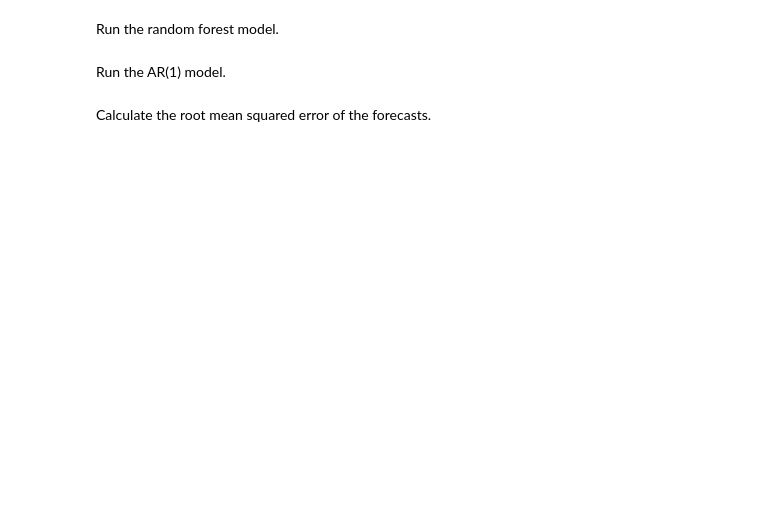
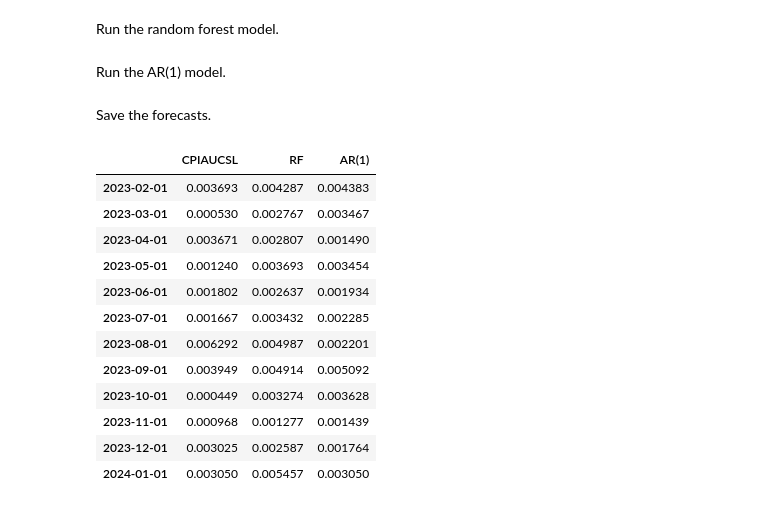
Before and after one commit to fg-research/blog, a Jupyter notebook: inflation-forecasting-random-forest/inflation-forecasting-random-forest.ipynb, the cells around one changed output. Saved outputs shown, nothing was run; the diff lists cells and outputs as text; code cells hidden in the pictures; blank space fills up the shorter version.

```diff
--- a/inflation-forecasting-random-forest/inflation-forecasting-random-forest.ipynb
+++ b/inflation-forecasting-random-forest/inflation-forecasting-random-forest.ipynb
@@ -477,5 +477,5 @@ ar1_forecasts = run_autoregressive_model(
     test_dataset=test_dataset,
     target_name=target_name,
 )
-# %% [markdown]
-Calculate the root mean squared error of the forecasts.
+# %% [markdown]
+Save the forecasts.
@@ -481,0 +488,16 @@ Calculate the root mean squared error of the forecasts.
+# %%
+forecasts
+# %% [output]
+|  | CPIAUCSL | RF | AR(1) |
+| 2023-02-01 | 0.003693 | 0.004287 | 0.004383 |
+| 2023-03-01 | 0.000530 | 0.002767 | 0.003467 |
+| 2023-04-01 | 0.003671 | 0.002807 | 0.001490 |
+| 2023-05-01 | 0.001240 | 0.003693 | 0.003454 |
+| 2023-06-01 | 0.001802 | 0.002637 | 0.001934 |
+| 2023-07-01 | 0.001667 | 0.003432 | 0.002285 |
+| 2023-08-01 | 0.006292 | 0.004987 | 0.002201 |
+| 2023-09-01 | 0.003949 | 0.004914 | 0.005092 |
+| 2023-10-01 | 0.000449 | 0.003274 | 0.003628 |
+| 2023-11-01 | 0.000968 | 0.001277 | 0.001439 |
+| 2023-12-01 | 0.003025 | 0.002587 | 0.001764 |
+| 2024-01-01 | 0.003050 | 0.005457 | 0.003050 |
```
Also changed, not shown: parts of 24 cells of this notebook.
